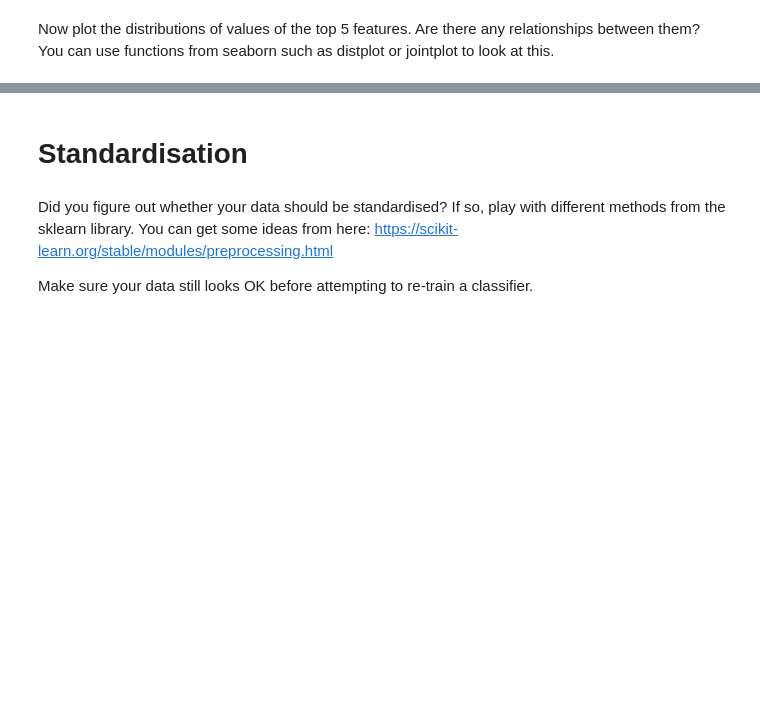
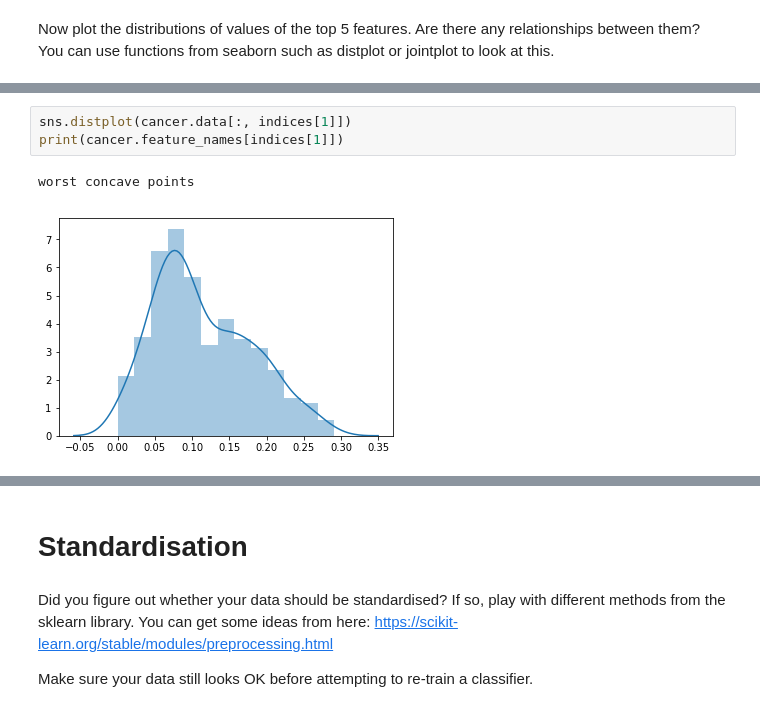
Before and after one commit to Denon19900412/ce888labs, a Jupyter notebook: labs/lab3/Breast_Cancer_dataset.ipynb, the cells around one changed output, grey strips where cells are left out. Saved outputs shown, nothing was run; the diff lists cells and outputs as text; blank space fills up the shorter version.

```diff
--- a/labs/lab3/Breast_Cancer_dataset.ipynb
+++ b/labs/lab3/Breast_Cancer_dataset.ipynb
@@ -245,0 +448,6 @@ Now plot the distributions of values of the top 5 features. Are there any relati
+# %%
+sns.distplot(cancer.data[:, indices[1]])
+print(cancer.feature_names[indices[1]])
+# %% [output]
+worst concave points
+[figure, added]
```
Also changed, not shown: parts of 33 cells of this notebook, 9 other files.
